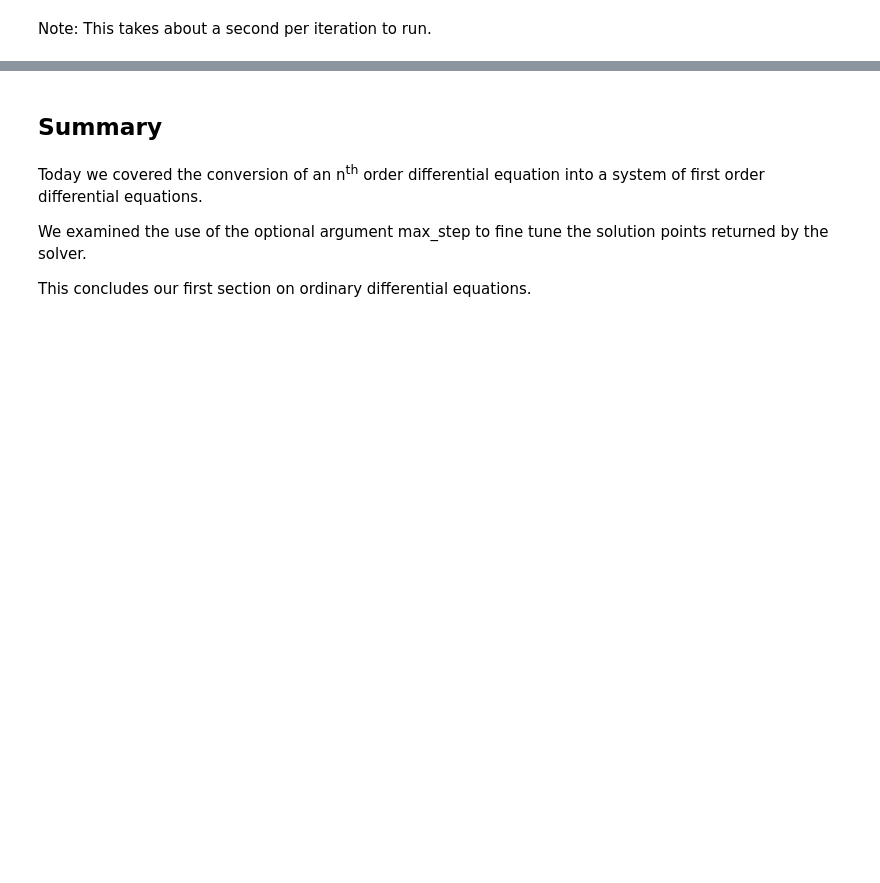
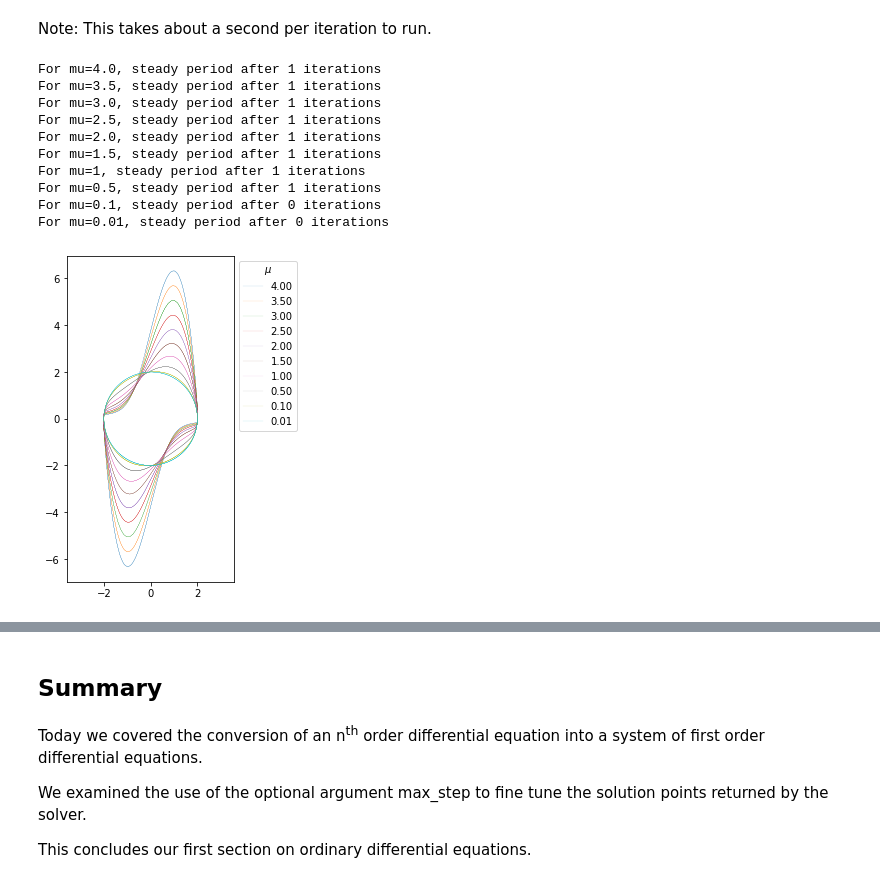
Before and after one commit to Steel-Bank-codespaces/f22-06623, a Jupyter notebook: lectures/05-nth-odes/05-nth-odes.ipynb, the cells around one changed output, grey strips where cells are left out. Drawn from its saved outputs; the diff is of its cells as text; code cells hidden in the pictures; blank space fills up the shorter version.

```diff
--- a/lectures/05-nth-odes/05-nth-odes.ipynb
+++ b/lectures/05-nth-odes/05-nth-odes.ipynb
@@ -217,20 +262,31 @@ Note: This takes about a second per iteration to run.
 # %%
 MU = [0.01, 0.1, 0.5, 1, 1.5, 2.0, 2.5, 3.0, 3.5, 4.0]
 MU.reverse()  # in place reversal
 
 plt.figure(figsize=(3, 6))  # makes a figure that is ~3 inches wide and 6 inches high
 for mu in MU:
     sol = get_steady_state(mu)
-    plt.plot(
-        *sol.y, lw=0.1, label=f"{mu:1.2f}"  # Use thinner linewidth, default=1
-    )  # defines a label for the legend
+    plt.plot(*sol.y,
+             lw=0.1, # Use thinner linewidth, default=1
+             label=f"{mu:1.2f}")  # defines a label for the legend
 
-plt.legend(
-    title="$\mu$",
+
+plt.legend(title="$\mu$",
     loc="upper center",
     # this line says put the legend outside the box.
     # (0, 0) is the lower left, (1, 1) is the upper right
-    bbox_to_anchor=(1.2, 1),
-)
+    bbox_to_anchor=(1.2, 1))
 
 plt.axis("equal");
+# %% [output]
+For mu=4.0, steady period after 1 iterations
+For mu=3.5, steady period after 1 iterations
+For mu=3.0, steady period after 1 iterations
+For mu=2.5, steady period after 1 iterations
+For mu=2.0, steady period after 1 iterations
+For mu=1.5, steady period after 1 iterations
+For mu=1, steady period after 1 iterations
+For mu=0.5, steady period after 1 iterations
+For mu=0.1, steady period after 0 iterations
+For mu=0.01, steady period after 0 iterations
+[figure, added]
```
Also changed, not shown: parts of 19 cells of this notebook.
